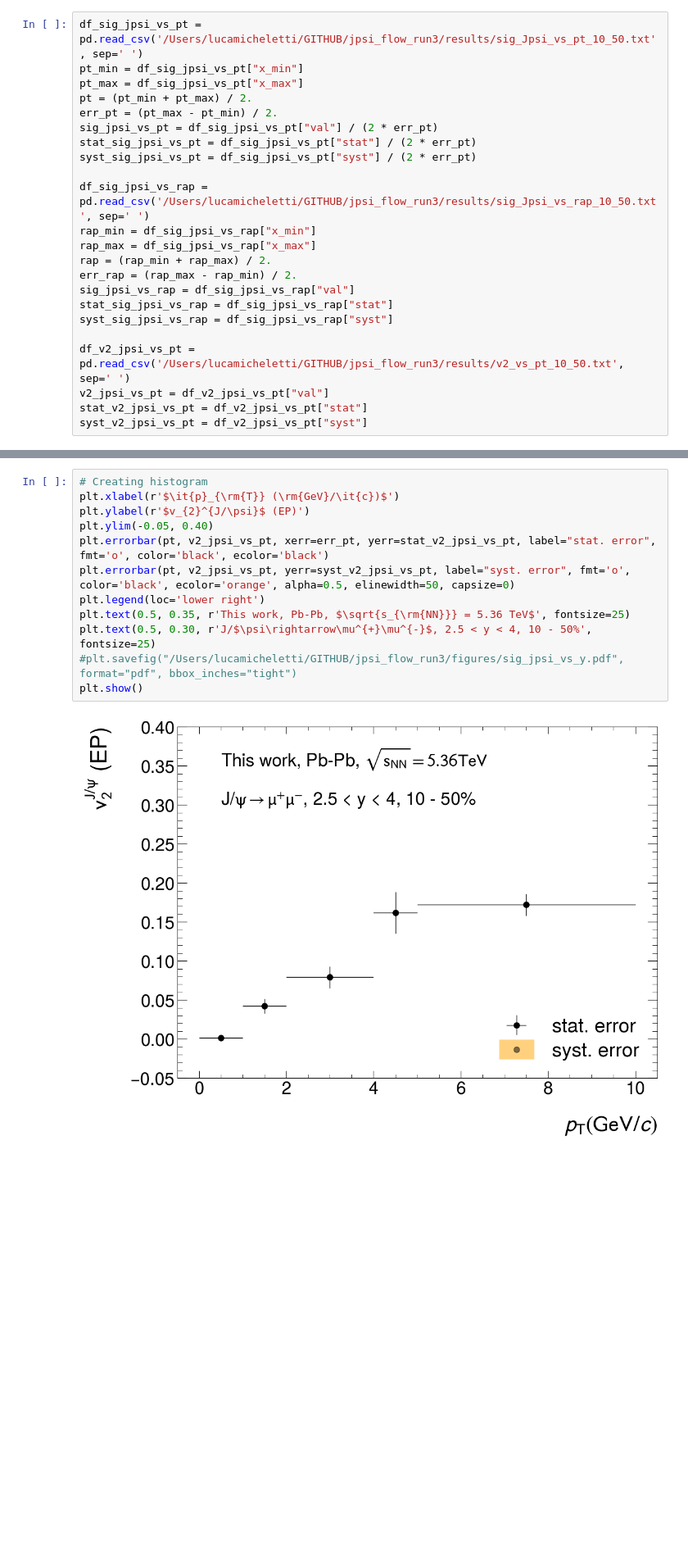
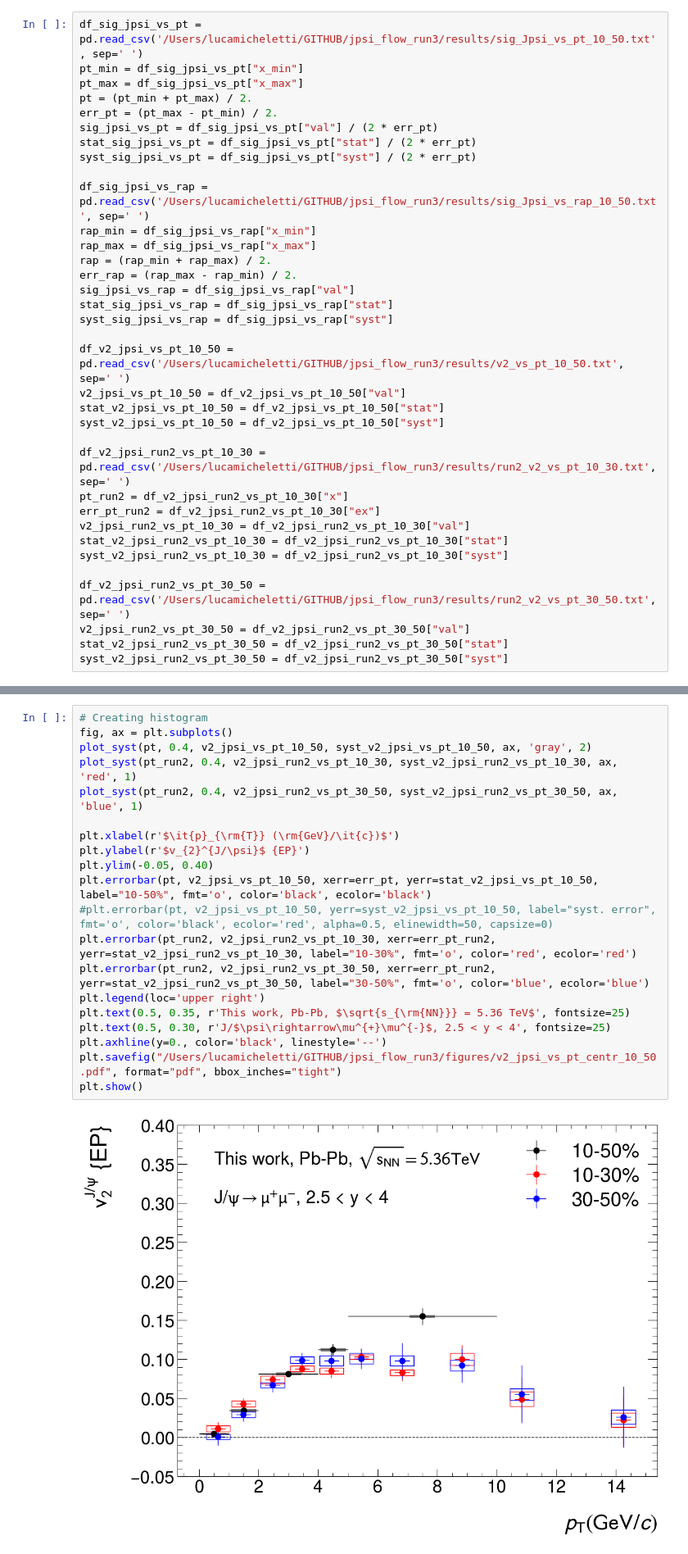
Before and after one commit to lucamicheletti93/jpsi_flow_run3, a Jupyter notebook: utils/plot_results.ipynb, the cells around one changed output, grey strips where cells are left out. Shown at 82% size. Drawn from its saved outputs; the diff is of its cells as text; blank space fills up the shorter version.

Commit message:
Adding comparison plot with Run 2

```diff
--- a/utils/plot_results.ipynb
+++ b/utils/plot_results.ipynb
@@ -26,9 +36,21 @@ sig_jpsi_vs_rap = df_sig_jpsi_vs_rap["val"]
 stat_sig_jpsi_vs_rap = df_sig_jpsi_vs_rap["stat"]
 syst_sig_jpsi_vs_rap = df_sig_jpsi_vs_rap["syst"]
 
-df_v2_jpsi_vs_pt = pd.read_csv('/Users/lucamicheletti/GITHUB/jpsi_flow_run3/results/v2_vs_pt_10_50.txt', sep=' ')
-v2_jpsi_vs_pt = df_v2_jpsi_vs_pt["val"]
-stat_v2_jpsi_vs_pt = df_v2_jpsi_vs_pt["stat"]
-syst_v2_jpsi_vs_pt = df_v2_jpsi_vs_pt["syst"]
+df_v2_jpsi_vs_pt_10_50 = pd.read_csv('/Users/lucamicheletti/GITHUB/jpsi_flow_run3/results/v2_vs_pt_10_50.txt', sep=' ')
+v2_jpsi_vs_pt_10_50 = df_v2_jpsi_vs_pt_10_50["val"]
+stat_v2_jpsi_vs_pt_10_50 = df_v2_jpsi_vs_pt_10_50["stat"]
+syst_v2_jpsi_vs_pt_10_50 = df_v2_jpsi_vs_pt_10_50["syst"]
+
+df_v2_jpsi_run2_vs_pt_10_30 = pd.read_csv('/Users/lucamicheletti/GITHUB/jpsi_flow_run3/results/run2_v2_vs_pt_10_30.txt', sep=' ')
+pt_run2 = df_v2_jpsi_run2_vs_pt_10_30["x"]
+err_pt_run2 = df_v2_jpsi_run2_vs_pt_10_30["ex"]
+v2_jpsi_run2_vs_pt_10_30 = df_v2_jpsi_run2_vs_pt_10_30["val"]
+stat_v2_jpsi_run2_vs_pt_10_30 = df_v2_jpsi_run2_vs_pt_10_30["stat"]
+syst_v2_jpsi_run2_vs_pt_10_30 = df_v2_jpsi_run2_vs_pt_10_30["syst"]
+
+df_v2_jpsi_run2_vs_pt_30_50 = pd.read_csv('/Users/lucamicheletti/GITHUB/jpsi_flow_run3/results/run2_v2_vs_pt_30_50.txt', sep=' ')
+v2_jpsi_run2_vs_pt_30_50 = df_v2_jpsi_run2_vs_pt_30_50["val"]
+stat_v2_jpsi_run2_vs_pt_30_50 = df_v2_jpsi_run2_vs_pt_30_50["stat"]
+syst_v2_jpsi_run2_vs_pt_30_50 = df_v2_jpsi_run2_vs_pt_30_50["syst"]
 # %%
 # Creating histogram
@@ -62,14 +90,22 @@ plt.show()
 # %%
 # Creating histogram
+fig, ax = plt.subplots()
+plot_syst(pt, 0.4, v2_jpsi_vs_pt_10_50, syst_v2_jpsi_vs_pt_10_50, ax, 'gray', 2)
+plot_syst(pt_run2, 0.4, v2_jpsi_run2_vs_pt_10_30, syst_v2_jpsi_run2_vs_pt_10_30, ax, 'red', 1)
+plot_syst(pt_run2, 0.4, v2_jpsi_run2_vs_pt_30_50, syst_v2_jpsi_run2_vs_pt_30_50, ax, 'blue', 1)
+
 plt.xlabel(r'$\it{p}_{\rm{T}} (\rm{GeV}/\it{c})$')
-plt.ylabel(r'$v_{2}^{J/\psi}$ (EP)')
+plt.ylabel(r'$v_{2}^{J/\psi}$ {EP}')
 plt.ylim(-0.05, 0.40)
-plt.errorbar(pt, v2_jpsi_vs_pt, xerr=err_pt, yerr=stat_v2_jpsi_vs_pt, label="stat. error", fmt='o', color='black', ecolor='black')
-plt.errorbar(pt, v2_jpsi_vs_pt, yerr=syst_v2_jpsi_vs_pt, label="syst. error", fmt='o', color='black', ecolor='orange', alpha=0.5, elinewidth=50, capsize=0)
-plt.legend(loc='lower right')
+plt.errorbar(pt, v2_jpsi_vs_pt_10_50, xerr=err_pt, yerr=stat_v2_jpsi_vs_pt_10_50, label="10-50%", fmt='o', color='black', ecolor='black')
+#plt.errorbar(pt, v2_jpsi_vs_pt_10_50, yerr=syst_v2_jpsi_vs_pt_10_50, label="syst. error", fmt='o', color='black', ecolor='red', alpha=0.5, elinewidth=50, capsize=0)
+plt.errorbar(pt_run2, v2_jpsi_run2_vs_pt_10_30, xerr=err_pt_run2, yerr=stat_v2_jpsi_run2_vs_pt_10_30, label="10-30%", fmt='o', color='red', ecolor='red')
+plt.errorbar(pt_run2, v2_jpsi_run2_vs_pt_30_50, xerr=err_pt_run2, yerr=stat_v2_jpsi_run2_vs_pt_30_50, label="30-50%", fmt='o', color='blue', ecolor='blue')
+plt.legend(loc='upper right')
 plt.text(0.5, 0.35, r'This work, Pb-Pb, $\sqrt{s_{\rm{NN}}} = 5.36 TeV$', fontsize=25)
-plt.text(0.5, 0.30, r'J/$\psi\rightarrow\mu^{+}\mu^{-}$, 2.5 < y < 4, 10 - 50%', fontsize=25)
-#plt.savefig("/Users/lucamicheletti/GITHUB/jpsi_flow_run3/figures/sig_jpsi_vs_y.pdf", format="pdf", bbox_inches="tight")
+plt.text(0.5, 0.30, r'J/$\psi\rightarrow\mu^{+}\mu^{-}$, 2.5 < y < 4', fontsize=25)
+plt.axhline(y=0., color='black', linestyle='--')
+plt.savefig("/Users/lucamicheletti/GITHUB/jpsi_flow_run3/figures/v2_jpsi_vs_pt_centr_10_50.pdf", format="pdf", bbox_inches="tight")
 plt.show()
 # %% [output]
-[figure, old version]
+[figure, new version]
```
Also changed, not shown: parts of 5 cells of this notebook, 3 other files.
